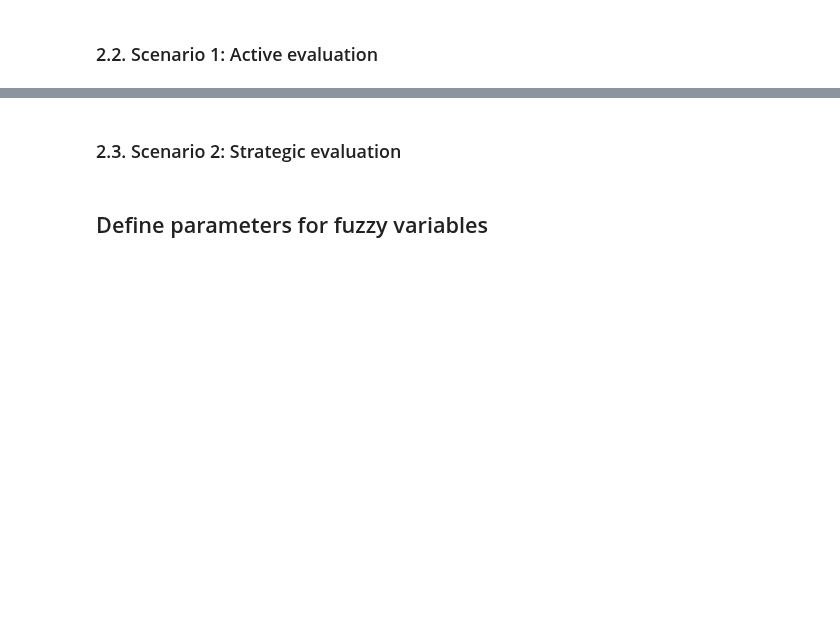
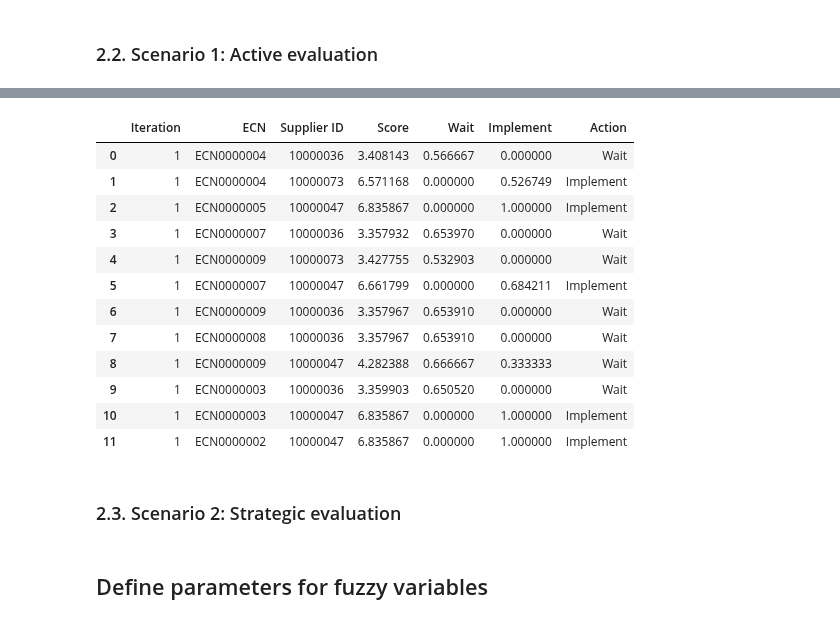
Before and after one commit to rubusarbaro/supplier-selection_fuzzy-logic_thesis, a Jupyter notebook: thesis.ipynb, the cells around one changed output, grey strips where cells are left out. Drawn from its saved outputs; the diff is of its cells as text; code cells hidden in the pictures; blank space fills up the shorter version.

```diff
--- a/thesis.ipynb
+++ b/thesis.ipynb
@@ -94,6 +94,9 @@ The simulated part numbers are copper tubes. From a real data set it was determi
 # %%
 try:
     env.item_master = pd.read_excel("training_df.xlsx")
+    env.item_master["Supplier ID"] = env.item_master["Supplier ID"].apply(str)
+    env.item_master["Quotation date"] = pd.to_datetime(env.item_master["Quotation date"]).dt.date
+    imported_data = True
 except:
     alaska = simulation.Project(
         name="Alaska",
@@ -131,6 +134,7 @@ except:
     for thread in threads_gen_df: thread.join()
 
     env.item_master.loc[env.item_master["Iteration"].isna(), "Iteration"] = 0
+    imported_data = False
 
     env.item_master.to_excel("training_df.xlsx")
 # %% [markdown]
@@ -151,7 +155,8 @@ juneau = simulation.Project(
     sop_date=date(2024,11,25)
 )
 
-juneau_ecns = env.gen_ecns(juneau, 10)
+juneau_ecns_df = pd.read_excel("Juneau_ecns.xlsx")
+juneau_ecns = env.import_ecns_from_df(juneau, juneau_ecns_df)
 
 for supplier in env.suppliers:
     if supplier.id not in current_Supplier_ids:
@@ -244,9 +241,11 @@ for run in range(100):
                                 supplier_id = quotation.supplier.id
 
                                 try:
-                                    stats = existing_supplier_evaluator.evaluate_supplier(quotation.supplier, ecn, env.item_master)
+                                    evaluator = simulation.Fuzzy_Model(env.item_master, quotation.supplier, quotation.ecn, new_suppliers=False, imported_data=imported_data)
+                                    stats = evaluator.get_stats()
                                 except ZeroDivisionError:
-                                    stats = new_supplier_evaluator.evaluate_supplier(quotation.supplier, ecn, env.item_master)
+                                    evaluator = simulation.Fuzzy_Model(env.item_master, quotation.supplier, quotation.ecn, new_suppliers=True, imported_data=imported_data)
+                                    stats = evaluator.get_stats()
 
                                 fuzzy_evaluation.loc[len(fuzzy_evaluation)] = [run + 1, ecn.ecn_id, stats["Supplier ID"], stats["Score"], stats["Wait"], stats["Implement"], stats["Action"]]
 
@@ -270,9 +269,11 @@ for run in range(100):
                                 #print(f"{colors.Regular.bold}{clock}:{colors.Text.end} {ecn.ecn_id} quotation received from {supplier_id}.")
 
                                 try:
-                                    stats = existing_supplier_evaluator.evaluate_supplier(quotation.supplier, ecn, env.item_master)
+                                    evaluator = simulation.Fuzzy_Model(env.item_master, quotation.supplier, quotation.ecn, new_suppliers=False, imported_data=imported_data)
+                                    stats = evaluator.get_stats()
                                 except ZeroDivisionError:
-                                    stats = new_supplier_evaluator.evaluate_supplier(quotation.supplier, ecn, env.item_master)
+                                    evaluator = simulation.Fuzzy_Model(env.item_master, quotation.supplier, quotation.ecn, new_suppliers=True, imported_data=imported_data)
+                                    stats = evaluator.get_stats()
 
                                 fuzzy_evaluation.loc[len(fuzzy_evaluation)] = [run + 1, ecn.ecn_id, stats["Supplier ID"], stats["Score"], stats["Wait"], stats["Implement"], stats["Action"]]
                                 #print(f"{colors.Regular.bold}{clock}:{colors.Text.end} {quotation.supplier.name} score is {stats['Score']}")
@@ -309,3 +343,20 @@ mean(otd_sop)
+# %%
+fuzzy_evaluation[fuzzy_evaluation["Iteration"] == 1]
+#ecn.ecn_id
+# %% [output]
+|  | Iteration | ECN | Supplier ID | Score | Wait | Implement | Action |
+| 0 | 1 | ECN0000004 | 10000036 | 3.408143 | 0.566667 | 0.000000 | Wait |
+| 1 | 1 | ECN0000004 | 10000073 | 6.571168 | 0.000000 | 0.526749 | Implement |
+| 2 | 1 | ECN0000005 | 10000047 | 6.835867 | 0.000000 | 1.000000 | Implement |
+| 3 | 1 | ECN0000007 | 10000036 | 3.357932 | 0.653970 | 0.000000 | Wait |
+| 4 | 1 | ECN0000009 | 10000073 | 3.427755 | 0.532903 | 0.000000 | Wait |
+| 5 | 1 | ECN0000007 | 10000047 | 6.661799 | 0.000000 | 0.684211 | Implement |
+| 6 | 1 | ECN0000009 | 10000036 | 3.357967 | 0.653910 | 0.000000 | Wait |
+| 7 | 1 | ECN0000008 | 10000036 | 3.357967 | 0.653910 | 0.000000 | Wait |
+| 8 | 1 | ECN0000009 | 10000047 | 4.282388 | 0.666667 | 0.333333 | Wait |
+| 9 | 1 | ECN0000003 | 10000036 | 3.359903 | 0.650520 | 0.000000 | Wait |
+| 10 | 1 | ECN0000003 | 10000047 | 6.835867 | 0.000000 | 1.000000 | Implement |
+| 11 | 1 | ECN0000002 | 10000047 | 6.835867 | 0.000000 | 1.000000 | Implement |
 # %%
 simulation_results.to_excel("results.xlsx")
 # %%
```
Also changed, not shown: parts of 4 cells of this notebook, 2 other files.
